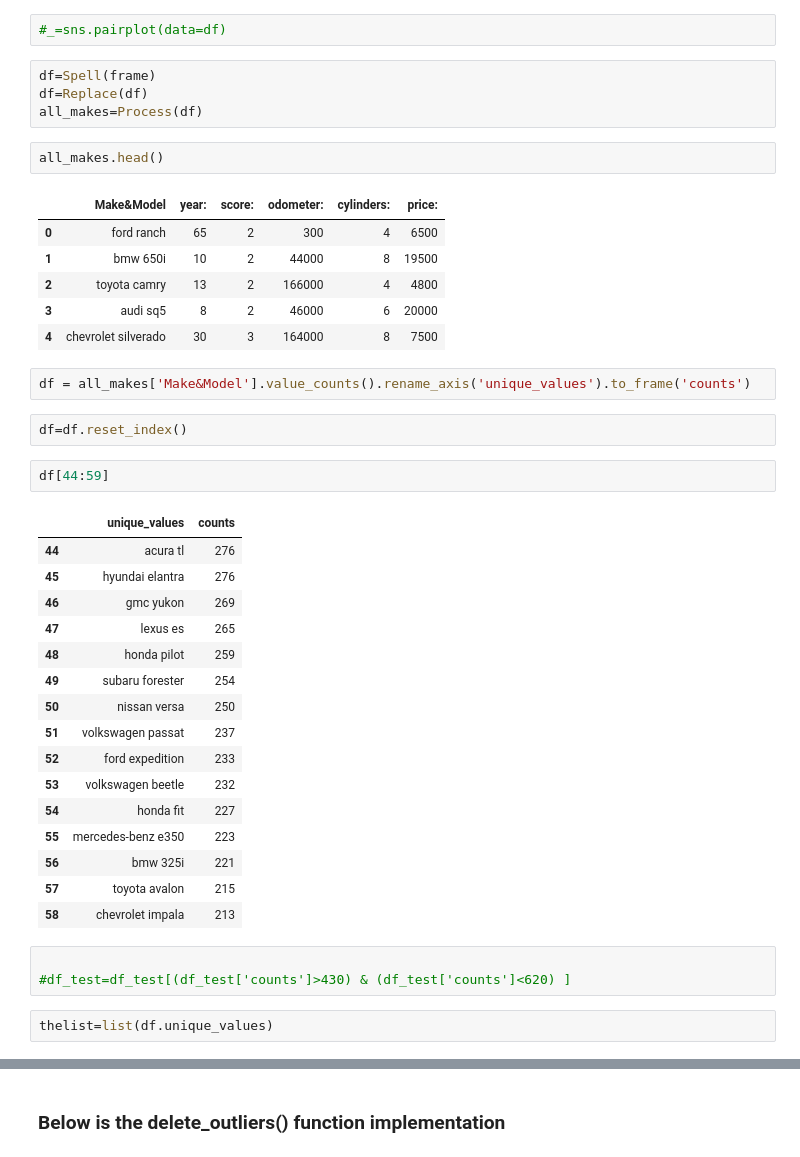
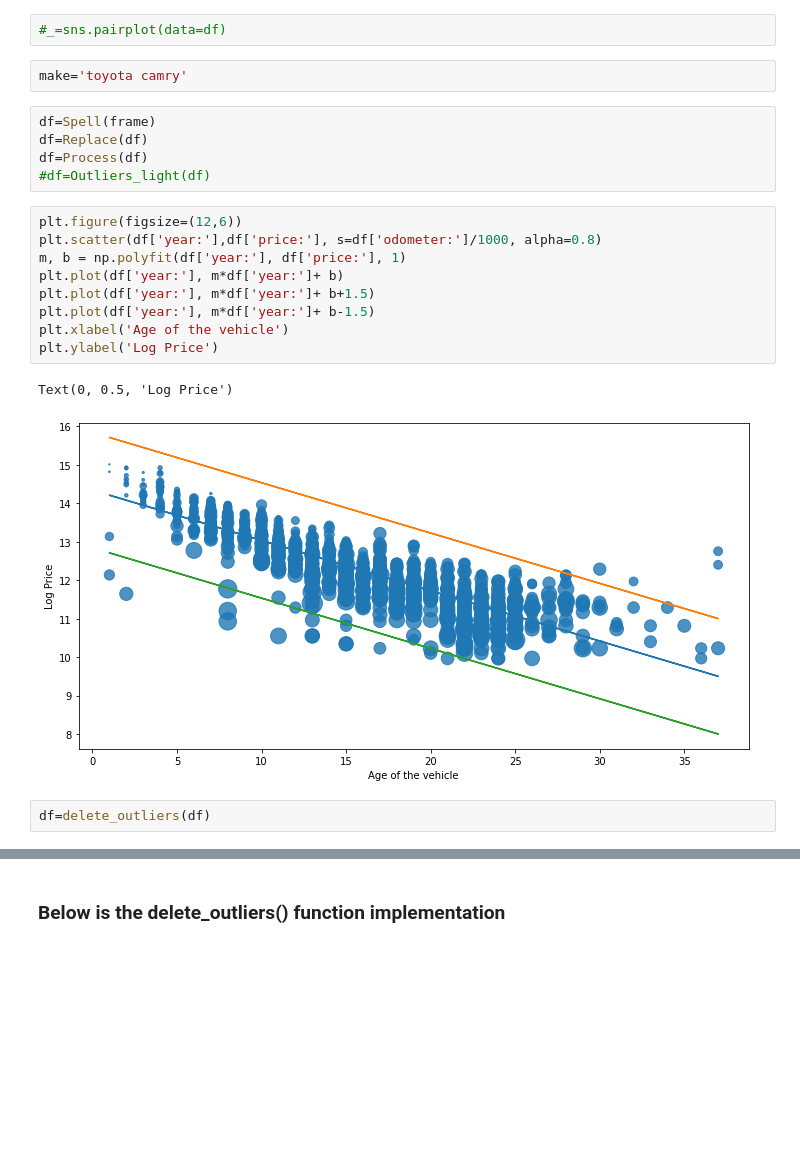
Before and after one commit to Mohammedsilmi9/UsedCar-PriceEstimator, a Jupyter notebook: EDA_General.ipynb, the cells around one changed output, grey strips where cells are left out. Cells and saved outputs as stored; diff of their text form; blank space fills up the shorter version.

```diff
--- a/EDA_General.ipynb
+++ b/EDA_General.ipynb
@@ -20,47 +20,27 @@ for filename in glob.glob(r"..\UsedCar-PriceEstimator\data\*.csv"):
 frame = pd.concat(li, axis=0, ignore_index=True)
 # %%
 #_=sns.pairplot(data=df)
+# %%
+make='toyota camry'
 # %%
 df=Spell(frame)
 df=Replace(df)
-all_makes=Process(df)
+df=Process(df)
+#df=Outliers_light(df)
-# %%
-all_makes.head()
-# %% [output]
-|  | Make&Model | year: | score: | odometer: | cylinders: | price: |
-| 0 | ford ranch | 65 | 2 | 300 | 4 | 6500 |
-| 1 | bmw 650i | 10 | 2 | 44000 | 8 | 19500 |
-| 2 | toyota camry | 13 | 2 | 166000 | 4 | 4800 |
-| 3 | audi sq5 | 8 | 2 | 46000 | 6 | 20000 |
-| 4 | chevrolet silverado | 30 | 3 | 164000 | 8 | 7500 |
-# %%
-df = all_makes['Make&Model'].value_counts().rename_axis('unique_values').to_frame('counts')
+# %%
+plt.figure(figsize=(12,6))
+plt.scatter(df['year:'],df['price:'], s=df['odometer:']/1000, alpha=0.8)
+m, b = np.polyfit(df['year:'], df['price:'], 1)
+plt.plot(df['year:'], m*df['year:']+ b)
+plt.plot(df['year:'], m*df['year:']+ b+1.5)
+plt.plot(df['year:'], m*df['year:']+ b-1.5)
+plt.xlabel('Age of the vehicle')
+plt.ylabel('Log Price')
+# %% [output]
+Text(0, 0.5, 'Log Price')
+[figure, added]
 # %%
-df=df.reset_index()
+df=delete_outliers(df)
-# %%
-df[44:59]
-# %% [output]
-|  | unique_values | counts |
-| 44 | acura tl | 276 |
-| 45 | hyundai elantra | 276 |
-| 46 | gmc yukon | 269 |
-| 47 | lexus es | 265 |
-| 48 | honda pilot | 259 |
-| 49 | subaru forester | 254 |
-| 50 | nissan versa | 250 |
-| 51 | volkswagen passat | 237 |
-| 52 | ford expedition | 233 |
-| 53 | volkswagen beetle | 232 |
-| 54 | honda fit | 227 |
-| 55 | mercedes-benz e350 | 223 |
-| 56 | bmw 325i | 221 |
-| 57 | toyota avalon | 215 |
-| 58 | chevrolet impala | 213 |
-# %%
-
-#df_test=df_test[(df_test['counts']>430) & (df_test['counts']<620) ]
-# %%
-thelist=list(df.unique_values)
 # %%
 plt.figure(figsize=(12,6))
 plt.scatter(df['year:'],df['price:'], s=df['odometer:']/1000, alpha=0.8)
```
Also changed, not shown: parts of 4 cells of this notebook, 6 other files.
